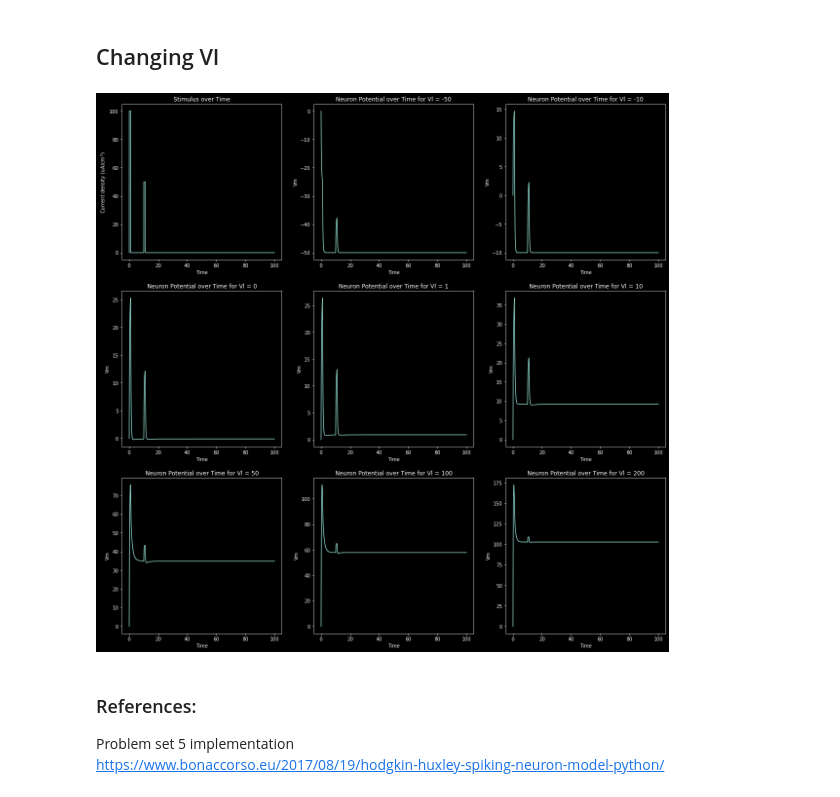
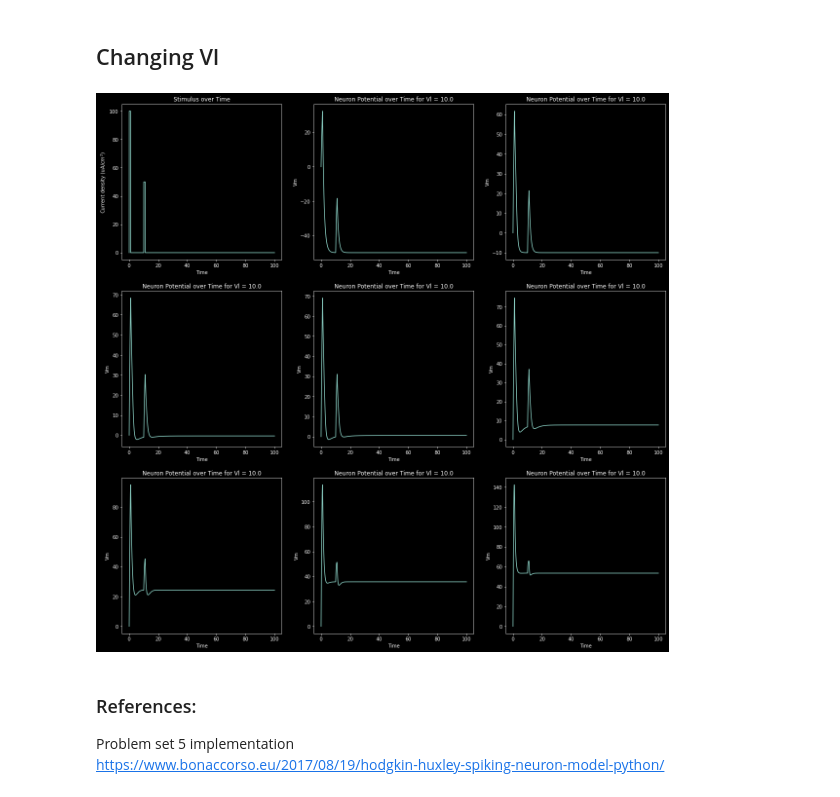
Before and after one commit to pdparakh108/Hodgkin_Huxley_Ising_simulation, a Jupyter notebook: HH_implementation/HH.ipynb, the cells around one changed output. Cells and saved outputs as stored; diff of their text form; code cells hidden in the pictures.

```diff
--- a/HH_implementation/HH.ipynb
+++ b/HH_implementation/HH.ipynb
@@ -520,12 +515,10 @@ ax[0].set_title('Stimulus over Time')
 
 gnas = [-5, -1,0, 1,2, 5,10, 20, 41,42, 43,44,45, 70, 100]
 for i, Curr in enumerate(gnas):
-    # Membrane capacitance (uF/cm^2)
-    gNa = Curr
 
     # Solve ODE system
     state = np.array([0.0, n_inf(), m_inf(), h_inf()])
-    results = odeint(derivatives, state, t, args = (C, VK, VNa, Vl, gK, gNa, gL, I_double_square))
+    results = odeint(derivatives, state, t, args = (C, VK, VNa, Vl, gK, Curr, gL, I_double_square))
 
     # Input stimulus
     Idv = [I_double_square(t) for t in t]
@@ -536,7 +529,4 @@ for i, Curr in enumerate(gnas):
     ax[i+1].set_xlabel('Time')
     ax[i+1].set_ylabel('Vm')
     ax[i+1].set_title('Neuron Potential over Time for gNa = {}'.format(gNa))
-
-# reset sodium channel conductance (mS/cm^2)
-gNa = 4.0
 # %% [output]
@@ -557,12 +547,10 @@ ax[0].set_title('Stimulus over Time')
 
 gls = [-5, -1,0, 1,2, 5,10, 20, 50, 70, 100]
 for i, Curr in enumerate(gls):
-    # Membrane capacitance (uF/cm^2)
-    gL = Curr
 
     # Solve ODE system
     state = np.array([0.0, n_inf(), m_inf(), h_inf()])
-    results = odeint(derivatives, state, t, args = (C, VK, VNa, Vl, gK, gNa, gL, I_double_square))
+    results = odeint(derivatives, state, t, args = (C, VK, VNa, Vl, gK, gNa, Curr, I_double_square))
 
     # Input stimulus
     Idv = [I_double_square(t) for t in t]
@@ -573,9 +561,6 @@ for i, Curr in enumerate(gls):
     ax[i+1].set_xlabel('Time')
     ax[i+1].set_ylabel('Vm')
     ax[i+1].set_title('Neuron Potential over Time for gL = {}'.format(gL))
-
-# reset leak channel conductance (mS/cm^2)
-gL = 4.0
 # %% [output]
 [figure]
 # %% [markdown]
@@ -592,12 +577,9 @@ ax[0].set_title('Stimulus over Time')
 
 vks = [-50, -10,0, 1,10, 50,100, 200]
 for i, Curr in enumerate(vks):
-    # Membrane capacitance (uF/cm^2)
-    VK = Curr
-
     # Solve ODE system
     state = np.array([0.0, n_inf(), m_inf(), h_inf()])
-    results = odeint(derivatives, state, t, args = (C, VK, VNa, Vl, gK, gNa, gL, I_double_square))
+    results = odeint(derivatives, state, t, args = (C, Curr, VNa, Vl, gK, gNa, gL, I_double_square))
 
     # Input stimulus
     Idv = [I_double_square(t) for t in t]
@@ -608,7 +590,4 @@ for i, Curr in enumerate(vks):
     ax[i+1].set_xlabel('Time')
     ax[i+1].set_ylabel('Vm')
     ax[i+1].set_title('Neuron Potential over Time for VK = {}'.format(VK))
-
-# reset Potassium potential (mV)
-VK = -10
 # %% [output]
@@ -627,12 +606,10 @@ ax[0].set_title('Stimulus over Time')
 
 vnas = [-50, -10,0, 1,10, 50,100, 300]
 for i, Curr in enumerate(vnas):
-    # Membrane capacitance (uF/cm^2)
-    VNa = Curr
 
     # Solve ODE system
     state = np.array([0.0, n_inf(), m_inf(), h_inf()])
-    results = odeint(derivatives, state, t, args = (C, VK, VNa, Vl, gK, gNa, gL, I_double_square))
+    results = odeint(derivatives, state, t, args = (C, VK, Curr, Vl, gK, gNa, gL, I_double_square))
 
     # Input stimulus
     Idv = [I_double_square(t) for t in t]
@@ -643,7 +620,4 @@ for i, Curr in enumerate(vnas):
     ax[i+1].set_xlabel('Time')
     ax[i+1].set_ylabel('Vm')
     ax[i+1].set_title('Neuron Potential over Time for VNa = {}'.format(VNa))
-
-# Reset sodium potential (mV)
-VNa = 110
 # %% [output]
@@ -655,36 +629,31 @@ Increasing potential slightly increases the refractory period when it is higher.
 # %%
 fig, ax = plt.subplots(3,3,figsize=(20, 20))
 ax = ax.reshape(-1)
 
 # Plotting the stimulus over time
 ax[0].plot(t, Idv)
 ax[0].set_ylabel(r'Current density (uA/$cm^2$)')
 ax[0].set_xlabel('Time')
 ax[0].set_title('Stimulus over Time')
 
 vls = [-50, -10,0, 1,10, 50,100, 200]
 for i, Curr in enumerate(vls):
-    # Membrane capacitance (uF/cm^2)
-    Vl = Curr
 
     # Solve ODE system
     state = np.array([0.0, n_inf(), m_inf(), h_inf()])
-    results = odeint(derivatives, state, t, args = (C, VK, VNa, Vl, gK, gNa, gL, I_double_square))
+    results = odeint(derivatives, state, t, args = (C, VK, VNa, Curr, gK, gNa, gL, I_double_square))
 
     # Input stimulus
     Idv = [I_double_square(t) for t in t]
 
     # Plot neuron potential over time
     ax = ax.reshape(-1)
     ax[i+1].plot(t, results[:, 0])
     ax[i+1].set_xlabel('Time')
     ax[i+1].set_ylabel('Vm')
     ax[i+1].set_title('Neuron Potential over Time for Vl = {}'.format(Vl))
-
-# Reset Leak potential (mV)
-Vl = 10.0
 # %% [output]
-[figure, old version]
+[figure, new version]
 # %% [markdown]
 ### References:
 Problem set 5 implementation
```
Also changed, not shown: parts of 6 cells of this notebook.
